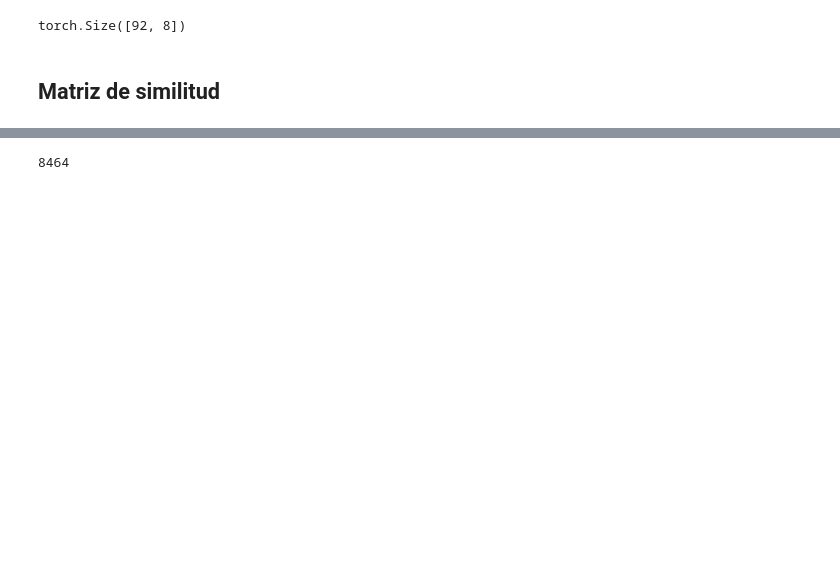
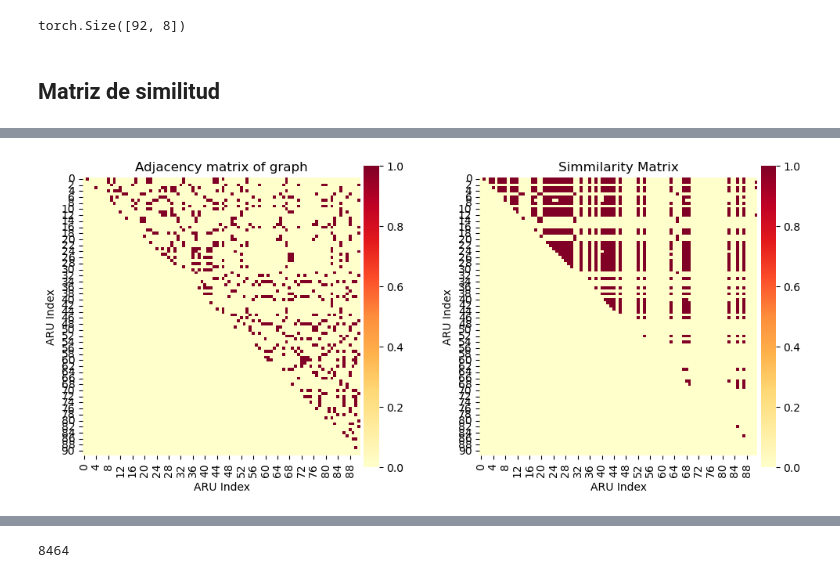
Before and after one commit to andrescastro-itm/GNN_ecoacoustic, a Jupyter notebook: main.ipynb, the cells around one changed output, grey strips where cells are left out. Drawn from its saved outputs; the diff is of its cells as text; code cells hidden in the pictures; blank space fills up the shorter version.

```diff
--- a/main.ipynb
+++ b/main.ipynb
@@ -285,0 +290,2 @@ array([[3.22445312, 3.5609267 , 2.71391168, ..., 2.97875651, 1.72600245,
+# %%
+adj_graph = edge_index_to_adjacency(graph.edge_index)
@@ -285,0 +308,16 @@ array([[3.22445312, 3.5609267 , 2.71391168, ..., 2.97875651, 1.72600245,
+# %%
+plt.figure(figsize=(12, 10))
+plt.subplot(121)
+sns.heatmap(np.triu(adj_graph, k=1), cmap="YlOrRd", square=True, cbar_kws=dict(use_gridspec=False,location="right",pad=0.01,shrink=0.5))
+plt.title('Adjacency matrix of graph')
+plt.xlabel("ARU Index")
+plt.ylabel("ARU Index")
+plt.subplot(122)
+sns.heatmap(np.triu(sim_mat, k=1)>2.5, cmap="YlOrRd", square=True, cbar_kws=dict(use_gridspec=False,location="right",pad=0.01,shrink=0.5))
+plt.title('Simmilarity Matrix')
+plt.xlabel("ARU Index")
+plt.ylabel("ARU Index")
+
+plt.show()
+# %% [output]
+[figure, added]
```
Also changed, not shown: parts of 18 cells of this notebook.
